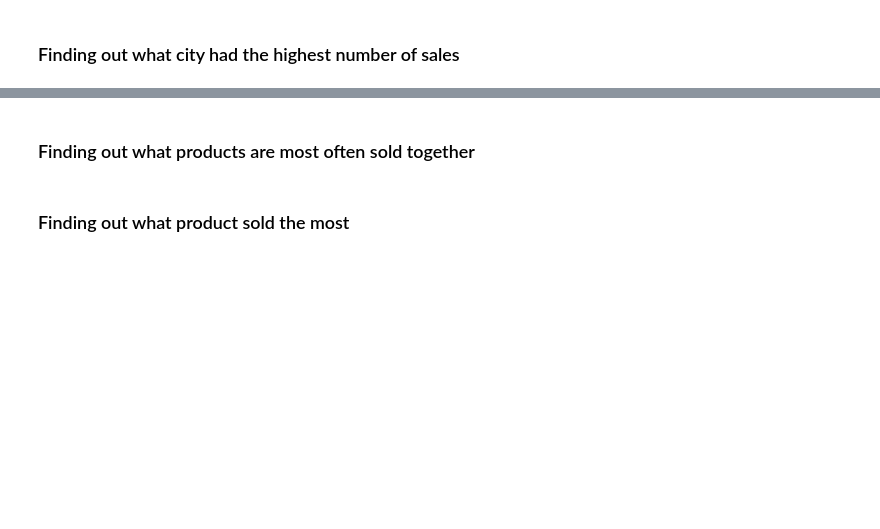
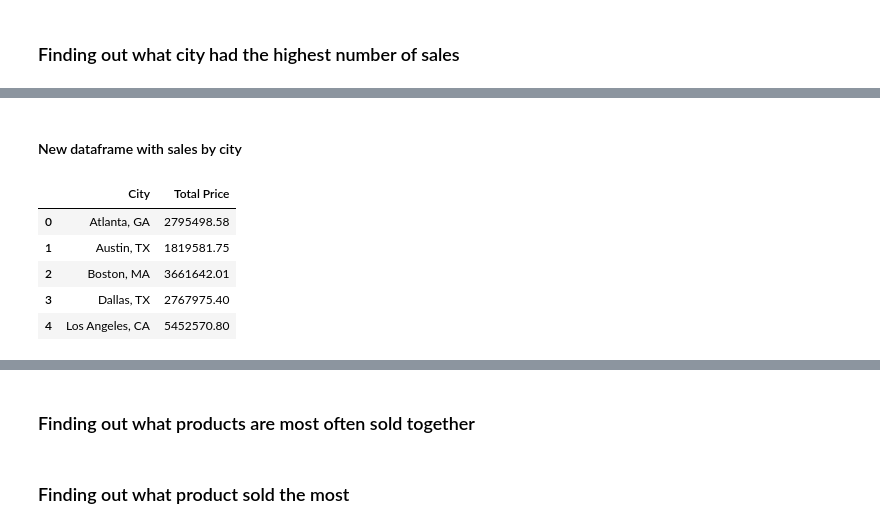
Before and after one commit to Kael-g/Sales-Analysis, a Jupyter notebook: first analysis in jupyter using pandas.ipynb, the cells around one changed output, grey strips where cells are left out. Drawn from its saved outputs; the diff is of its cells as text; code cells hidden in the pictures; blank space fills up the shorter version.

```diff
--- a/first analysis in jupyter using pandas.ipynb
+++ b/first analysis in jupyter using pandas.ipynb
@@ -106,0 +119,15 @@ KeyError: 'Month'
+# %% [markdown]
+#### New dataframe with sales by city
+# %%
+sales_by_city = all_data.groupby("City").agg({"Total Price": "sum"})
+
+sales_by_city = sales_by_city.reset_index()
+
+sales_by_city.head()
+# %% [output]
+|  | City | Total Price |
+| 0 | Atlanta, GA | 2795498.58 |
+| 1 | Austin, TX | 1819581.75 |
+| 2 | Boston, MA | 3661642.01 |
+| 3 | Dallas, TX | 2767975.40 |
+| 4 | Los Angeles, CA | 5452570.80 |
```
Also changed, not shown: parts of 12 cells of this notebook.
